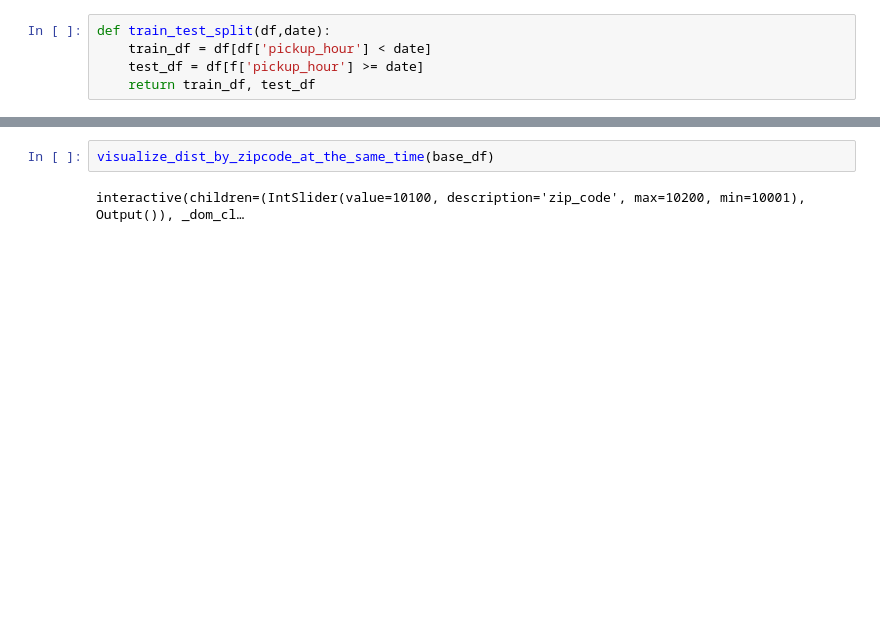
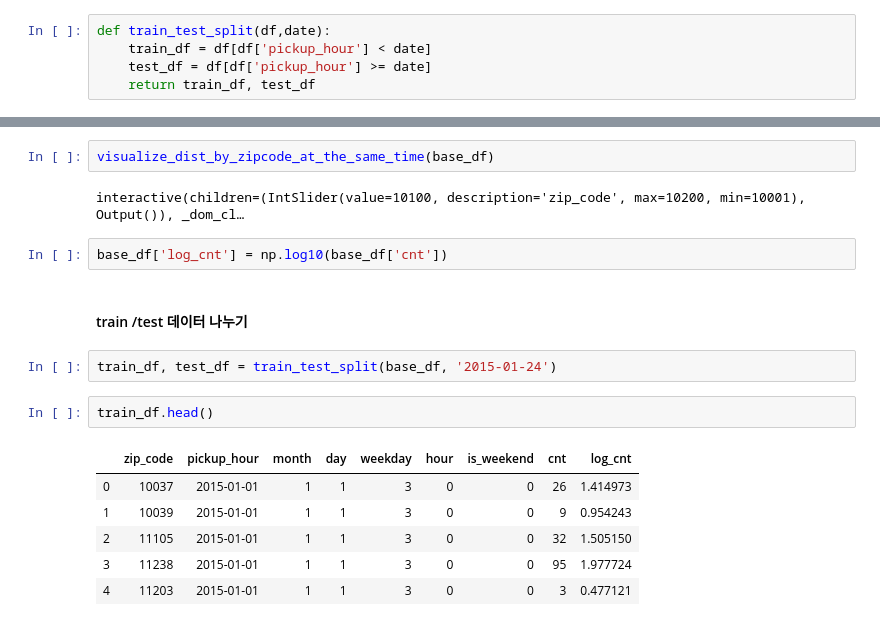
Before and after one commit to jeonprize/New_york_demand_forecasting, a Jupyter notebook: 베이스라인 모델.ipynb, the cells around one changed output, grey strips where cells are left out. Saved outputs shown, nothing was run; the diff lists cells and outputs as text; blank space fills up the shorter version.

```diff
--- a/베이스라인 모델.ipynb
+++ b/베이스라인 모델.ipynb
@@ -84,7 +84,7 @@ ohe_df.head()
 # %%
 def train_test_split(df,date):
     train_df = df[df['pickup_hour'] < date]
-    test_df = df[f['pickup_hour'] >= date]
+    test_df = df[df['pickup_hour'] >= date]
     return train_df, test_df
 # %% [markdown]
 #### Linear Regerssion
@@ -153,3 +153,18 @@ def visualize_dist_by_zipcode_at_the_same_time(df):
 visualize_dist_by_zipcode_at_the_same_time(base_df)
 # %% [output]
 interactive(children=(IntSlider(value=10100, description='zip_code', max=10200, min=10001), Output()), _dom_cl…
+# %%
+base_df['log_cnt'] = np.log10(base_df['cnt'])
+# %% [markdown]
+#### train /test 데이터 나누기
+# %%
+train_df, test_df = train_test_split(base_df, '2015-01-24')
+# %%
+train_df.head()
+# %% [output]
+|  | zip_code | pickup_hour | month | day | weekday | hour | is_weekend | cnt | log_cnt |
+| 0 | 10037 | 2015-01-01 | 1 | 1 | 3 | 0 | 0 | 26 | 1.414973 |
+| 1 | 10039 | 2015-01-01 | 1 | 1 | 3 | 0 | 0 | 9 | 0.954243 |
+| 2 | 11105 | 2015-01-01 | 1 | 1 | 3 | 0 | 0 | 32 | 1.505150 |
+| 3 | 11238 | 2015-01-01 | 1 | 1 | 3 | 0 | 0 | 95 | 1.977724 |
+| 4 | 11203 | 2015-01-01 | 1 | 1 | 3 | 0 | 0 | 3 | 0.477121 |
```
Also changed, not shown: parts of 6 cells of this notebook.
